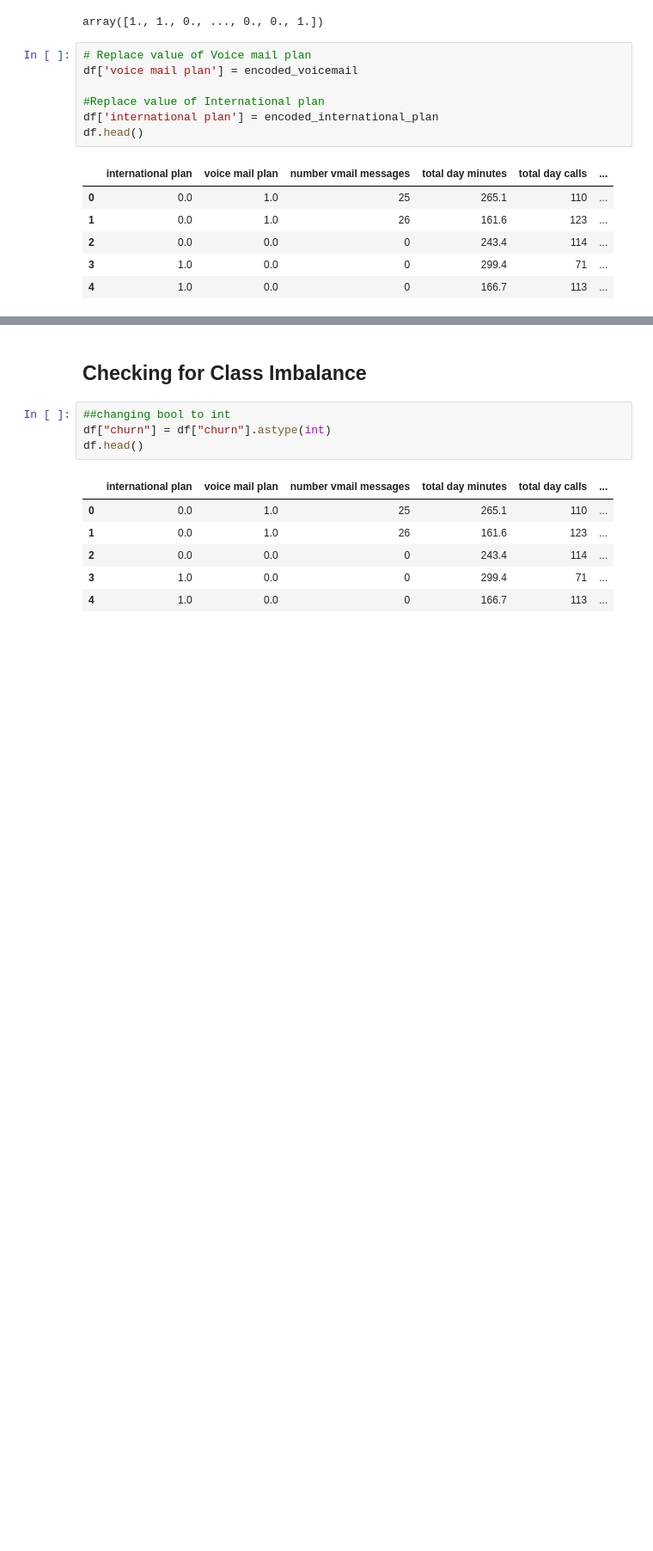
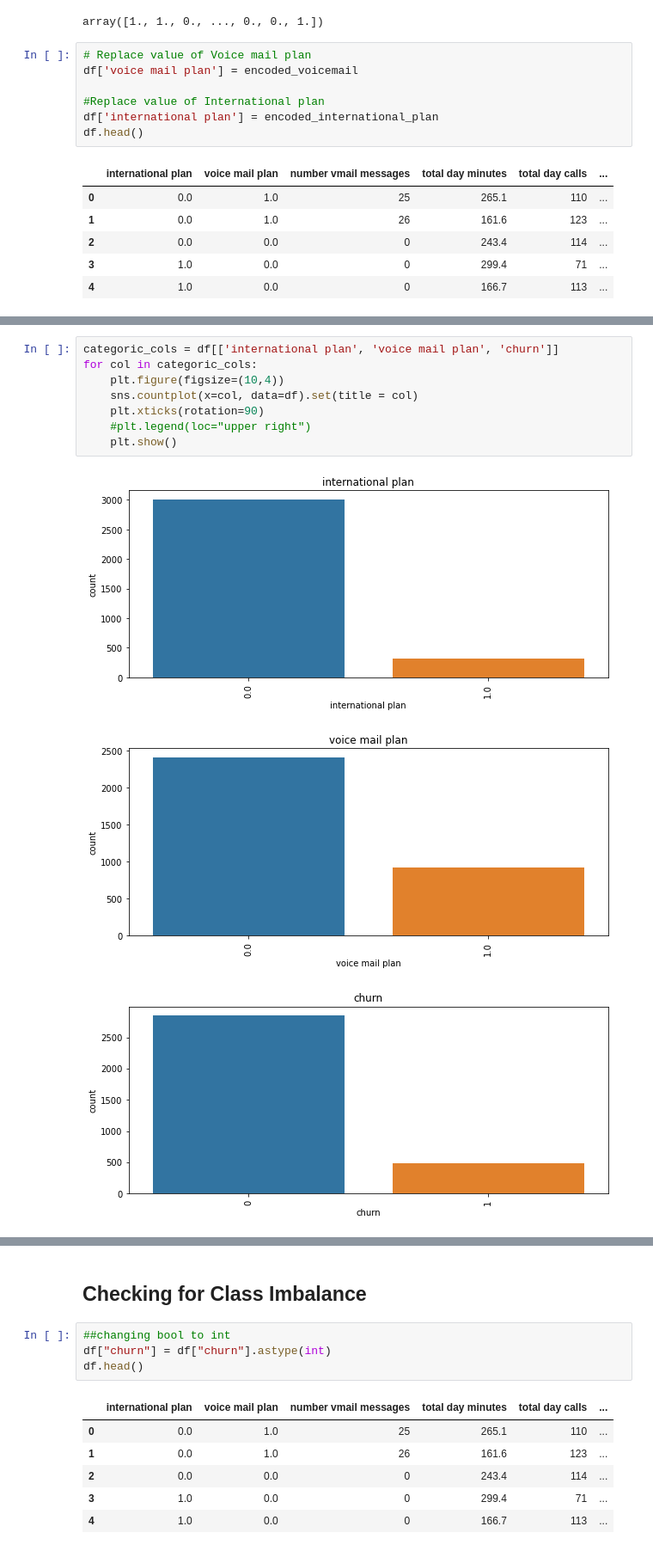
Before and after one commit to MendozaMellah/project_phase_3, a Jupyter notebook: project_3.ipynb, the cells around one changed output, grey strips where cells are left out. Shown at 86% size. Drawn from its saved outputs; the diff is of its cells as text; blank space fills up the shorter version.

```diff
--- a/project_3.ipynb
+++ b/project_3.ipynb
@@ -255,0 +287,12 @@ df.head()
+# %%
+categoric_cols = df[['international plan', 'voice mail plan', 'churn']]
+for col in categoric_cols:
+    plt.figure(figsize=(10,4))
+    sns.countplot(x=col, data=df).set(title = col)
+    plt.xticks(rotation=90)
+    #plt.legend(loc="upper right")
+    plt.show()
+# %% [output]
+[figure, added]
+[figure, added]
+[figure, added]
```
Also changed, not shown: parts of 75 cells of this notebook.
